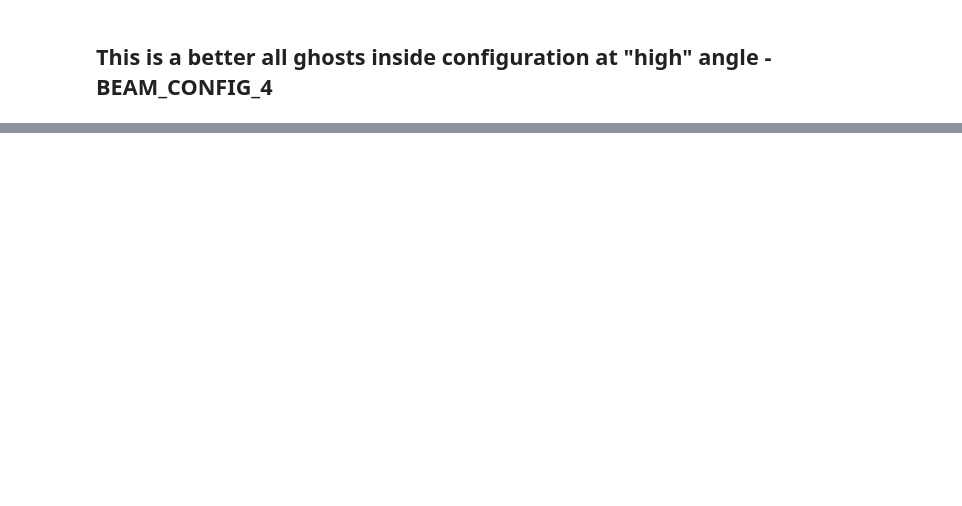
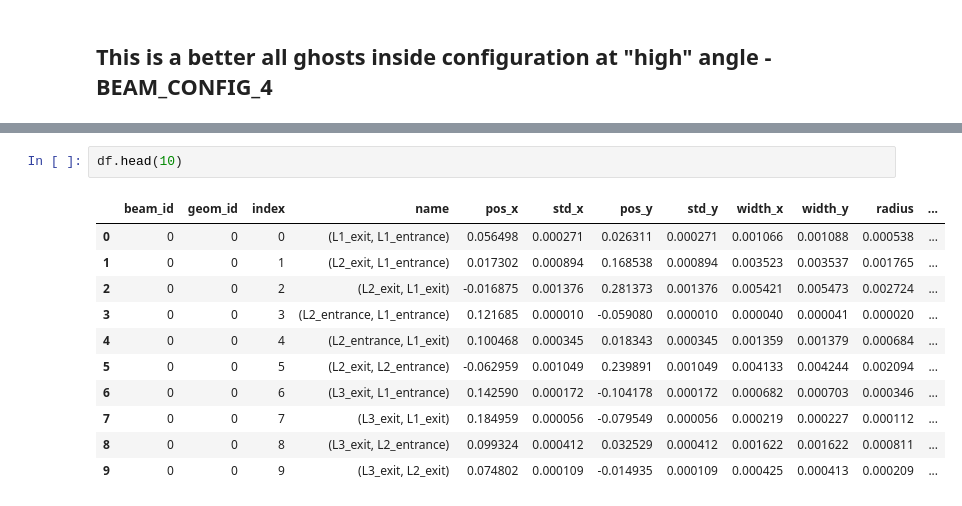
Before and after one commit to lsst-camera-dh/ghosts, a Jupyter notebook: notebooks/LSST_CCOB_ghosts_beam_test.ipynb, the cells around one changed output, grey strips where cells are left out. Cells and saved outputs as stored; diff of their text form; blank space fills up the shorter version.

```diff
--- a/notebooks/LSST_CCOB_ghosts_beam_test.ipynb
+++ b/notebooks/LSST_CCOB_ghosts_beam_test.ipynb
@@ -250,0 +249,14 @@ Maximum bin content is 423.1669
+# %%
+df.head(10)
+# %% [output]
+|  | beam_id | geom_id | index | name | pos_x | std_x | pos_y | std_y | width_x | width_y | radius | ... |
+| 0 | 0 | 0 | 0 | (L1_exit, L1_entrance) | 0.056498 | 0.000271 | 0.026311 | 0.000271 | 0.001066 | 0.001088 | 0.000538 | ... |
+| 1 | 0 | 0 | 1 | (L2_exit, L1_entrance) | 0.017302 | 0.000894 | 0.168538 | 0.000894 | 0.003523 | 0.003537 | 0.001765 | ... |
+| 2 | 0 | 0 | 2 | (L2_exit, L1_exit) | -0.016875 | 0.001376 | 0.281373 | 0.001376 | 0.005421 | 0.005473 | 0.002724 | ... |
+| 3 | 0 | 0 | 3 | (L2_entrance, L1_entrance) | 0.121685 | 0.000010 | -0.059080 | 0.000010 | 0.000040 | 0.000041 | 0.000020 | ... |
+| 4 | 0 | 0 | 4 | (L2_entrance, L1_exit) | 0.100468 | 0.000345 | 0.018343 | 0.000345 | 0.001359 | 0.001379 | 0.000684 | ... |
+| 5 | 0 | 0 | 5 | (L2_exit, L2_entrance) | -0.062959 | 0.001049 | 0.239891 | 0.001049 | 0.004133 | 0.004244 | 0.002094 | ... |
+| 6 | 0 | 0 | 6 | (L3_exit, L1_entrance) | 0.142590 | 0.000172 | -0.104178 | 0.000172 | 0.000682 | 0.000703 | 0.000346 | ... |
+| 7 | 0 | 0 | 7 | (L3_exit, L1_exit) | 0.184959 | 0.000056 | -0.079549 | 0.000056 | 0.000219 | 0.000227 | 0.000112 | ... |
+| 8 | 0 | 0 | 8 | (L3_exit, L2_entrance) | 0.099324 | 0.000412 | 0.032529 | 0.000412 | 0.001622 | 0.001622 | 0.000811 | ... |
+| 9 | 0 | 0 | 9 | (L3_exit, L2_exit) | 0.074802 | 0.000109 | -0.014935 | 0.000109 | 0.000425 | 0.000413 | 0.000209 | ... |
```
Also changed, not shown: parts of 13 cells of this notebook, 2 other files.
